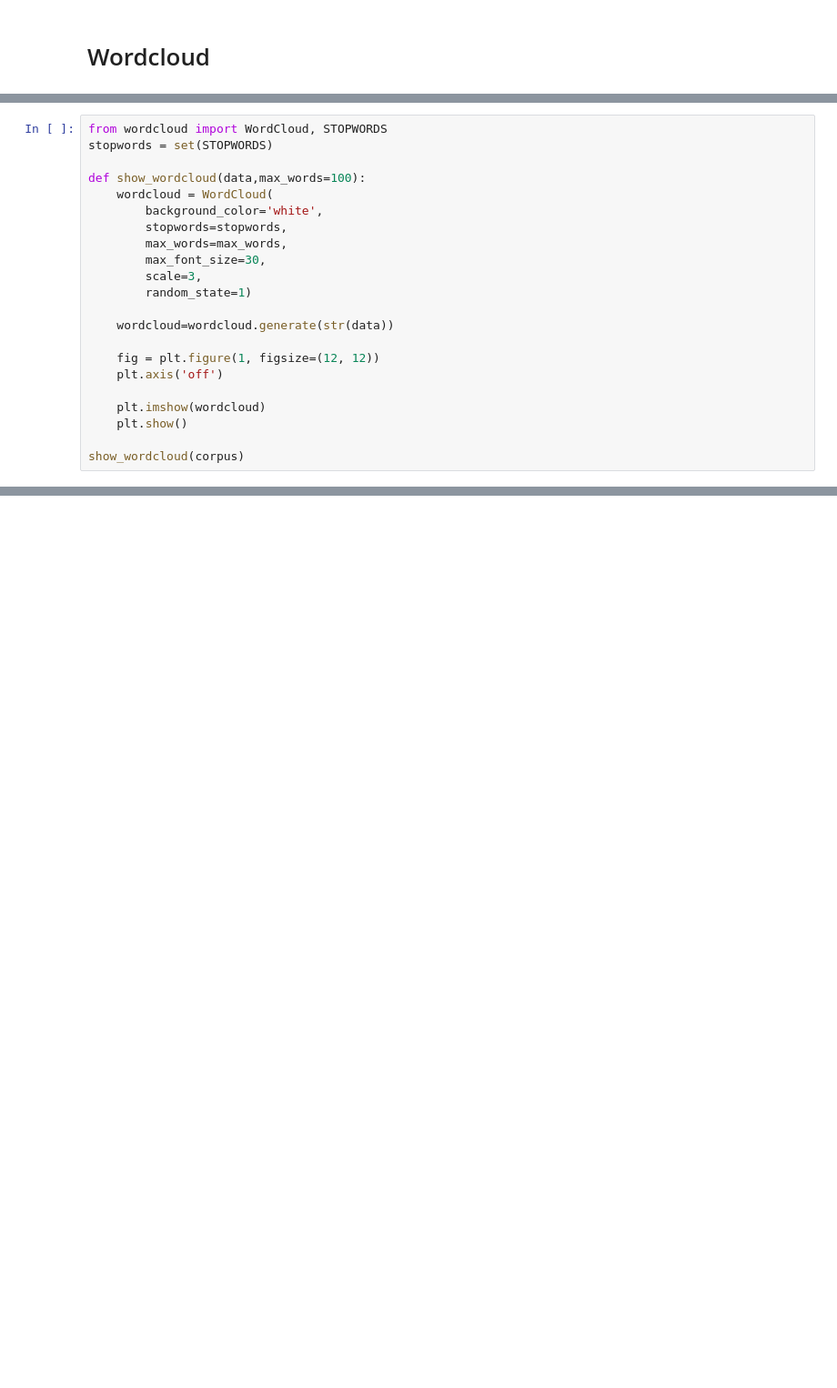
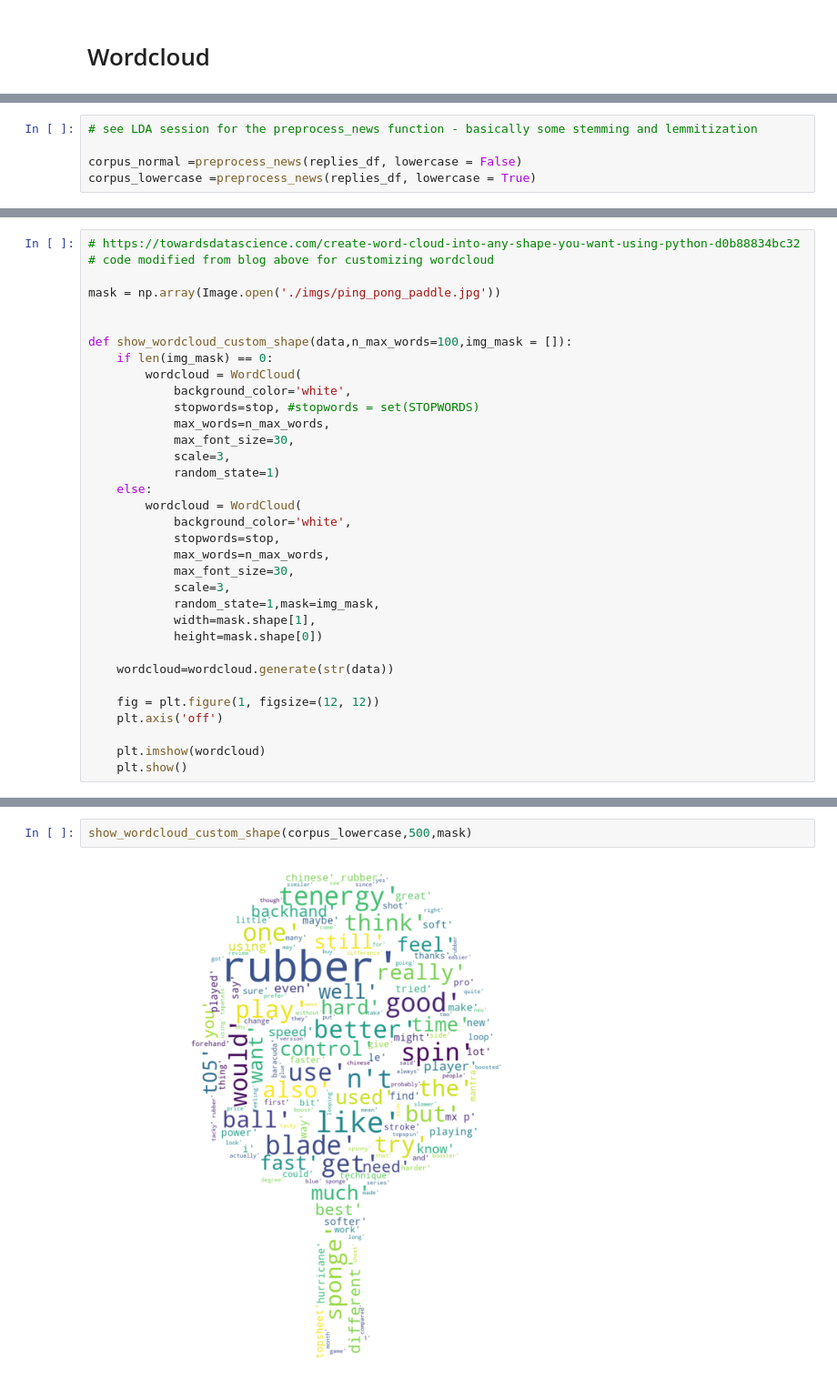
Before and after one commit to vionwinnie/ds4a-t15-tableTennis-product-review, a Jupyter notebook: EDA/simple_sentences_EDA.ipynb, the cells around one changed output, grey strips where cells are left out. Shown at 91% size. Saved outputs shown, nothing was run; the diff lists cells and outputs as text; blank space fills up the shorter version.

Commit message:
custom wordcloud red black shape ey

```diff
--- a/EDA/simple_sentences_EDA.ipynb
+++ b/EDA/simple_sentences_EDA.ipynb
@@ -253,0 +269,5 @@ lda_model.show_topics()
+# %%
+# see LDA session for the preprocess_news function - basically some stemming and lemmitization
+
+corpus_normal =preprocess_news(replies_df, lowercase = False)
+corpus_lowercase =preprocess_news(replies_df, lowercase = True)
@@ -254,15 +277,29 @@ lda_model.show_topics()
 # %%
-from wordcloud import WordCloud, STOPWORDS
-stopwords = set(STOPWORDS)
+# https://towardsdatascience.com/create-word-cloud-into-any-shape-you-want-using-python-d0b88834bc32
+# code modified from blog above for customizing wordcloud
 
-def show_wordcloud(data,max_words=100):
-    wordcloud = WordCloud(
-        background_color='white',
-        stopwords=stopwords,
-        max_words=max_words,
-        max_font_size=30,
-        scale=3,
-        random_state=1)
+mask = np.array(Image.open('./imgs/ping_pong_paddle.jpg'))
+
+
+def show_wordcloud_custom_shape(data,n_max_words=100,img_mask = []):
+    if len(img_mask) == 0:
+        wordcloud = WordCloud(
+            background_color='white',
+            stopwords=stop, #stopwords = set(STOPWORDS)
+            max_words=n_max_words,
+            max_font_size=30,
+            scale=3,
+            random_state=1)
+    else:
+        wordcloud = WordCloud(
+            background_color='white',
+            stopwords=stop,
+            max_words=n_max_words,
+            max_font_size=30,
+            scale=3,
+            random_state=1,mask=img_mask,
+            width=mask.shape[1],
+            height=mask.shape[0])
 
     wordcloud=wordcloud.generate(str(data))
 
@@ -271,5 +308,3 @@ def show_wordcloud(data,max_words=100):
 
     plt.imshow(wordcloud)
     plt.show()
-
-show_wordcloud(corpus)
@@ -281,0 +311,4 @@ show_wordcloud(corpus,500)
+# %%
+show_wordcloud_custom_shape(corpus_lowercase,500,mask)
+# %% [output]
+[figure, added]
```
Also changed, not shown: parts of 25 cells of this notebook.
